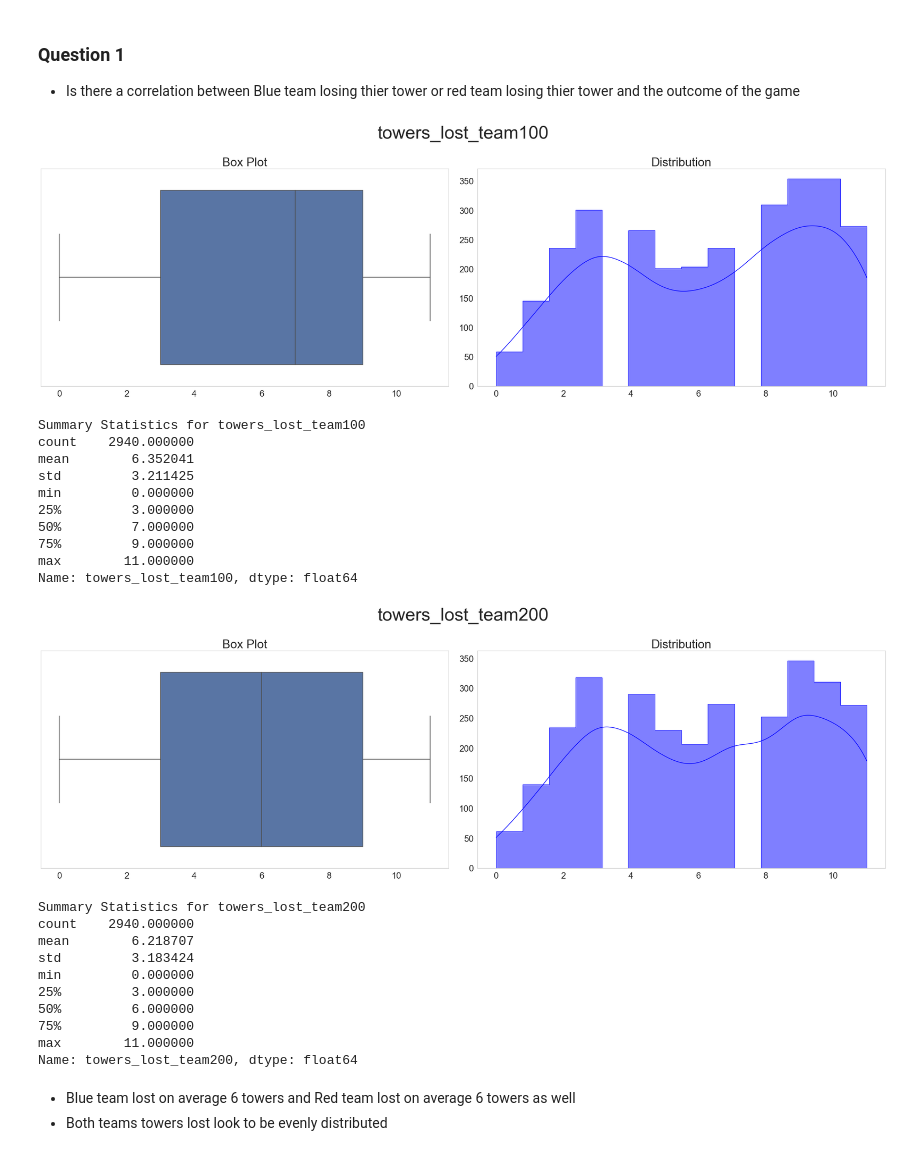
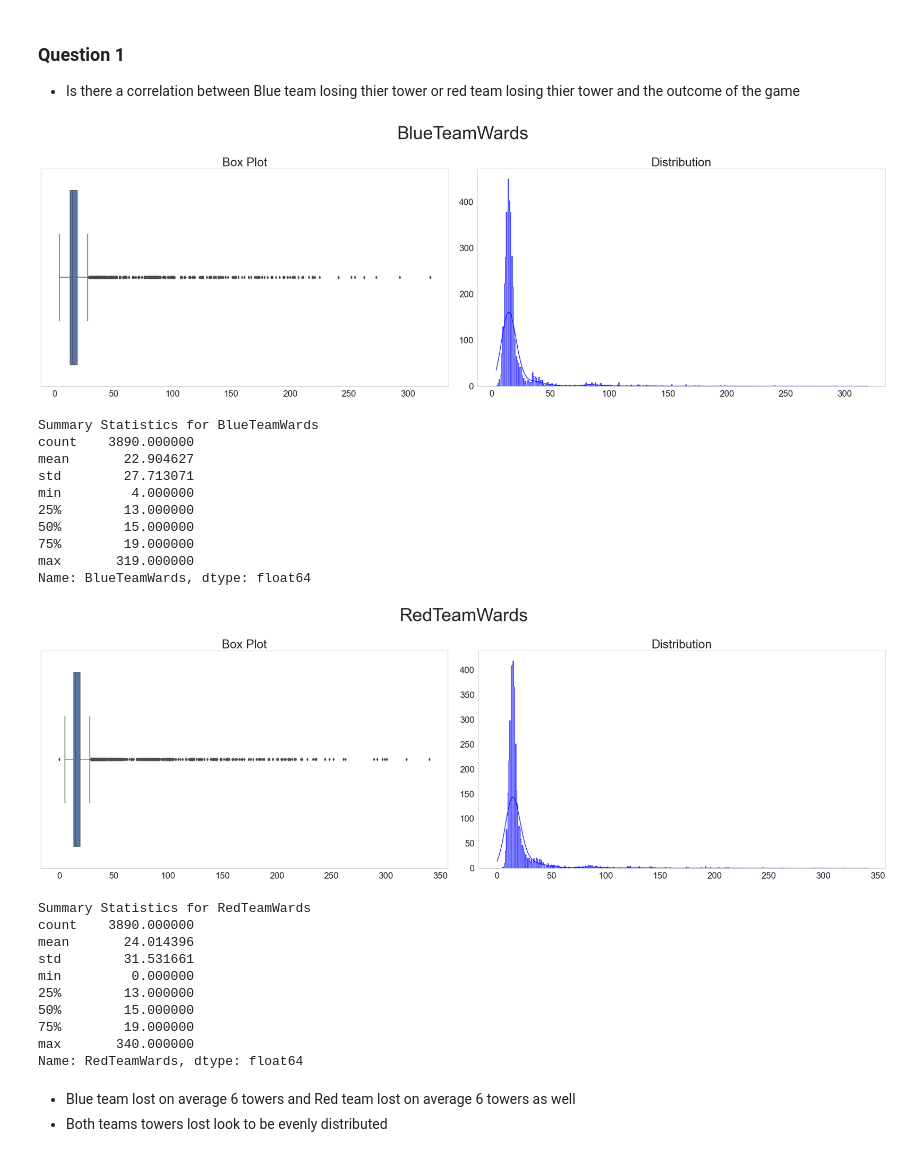
Before and after one commit to codeup-germain/Esports-Analysis, a Jupyter notebook: chris/chris_exploration.ipynb, the cells around one changed output. Saved outputs shown, nothing was run; the diff lists cells and outputs as text; code cells hidden in the pictures.

```diff
--- a/chris/chris_exploration.ipynb
+++ b/chris/chris_exploration.ipynb
@@ -181,2 +181,2 @@ Series([], dtype: int64)
 # %%
-df.isnull().sum()
+df = prepare.clean(df)
@@ -201,7 +188,5 @@ def split(df):
     train, test = train_test_split(df, test_size = 0.2, random_state = 123)
 
     return train, test
-# %%
-df = split(df)
 # %%
-train.shape,test.shape
+train, test = split(df)
@@ -211,7 +194,7 @@ train.shape,test.shape
 # Univariate
 # %%
 # univariate study
-univariate_study = ['BlueTeamAssists','BlueTeamMagicDamageDoneToChampions','winningTeam','BlueTeamXp','towers_lost_team100','inhibs_lost_team200','dragon_team100','BlueTeamWards']
+univariate_study = ['BlueTeamAssists','riftherald_team100','winningTeam','BlueTeamXp','towers_lost_team100','inhibs_lost_team200','dragon_team100','BlueTeamWards']
 
 for i in univariate_study:
     explore_univariate(train, i)
@@ -392,34 +375,34 @@ r = 0.79
 - Is there a correlation between Blue team losing thier tower or red team losing thier tower and the outcome of the game
 # %%
 # univariate study
-univariate_study = ['towers_lost_team100','towers_lost_team200']
+univariate_study = ['BlueTeamWards','RedTeamWards']
 
 for i in univariate_study:
     explore_univariate(train, i)
     print(f'Summary Statistics for {i}\n{train[i].describe()}')
 # %% [output]
-[figure, old version]
+[figure, new version]
-Summary Statistics for towers_lost_team100
-count    2940.000000
-mean        6.352041
-std         3.211425
-min         0.000000
-25%         3.000000
-50%         7.000000
-75%         9.000000
-max        11.000000
-Name: towers_lost_team100, dtype: float64
+Summary Statistics for BlueTeamWards
+count    3890.000000
+mean       22.904627
+std        27.713071
+min         4.000000
+25%        13.000000
+50%        15.000000
+75%        19.000000
+max       319.000000
+Name: BlueTeamWards, dtype: float64
-[figure, old version]
+[figure, new version]
-Summary Statistics for towers_lost_team200
-count    2940.000000
-mean        6.218707
-std         3.183424
+Summary Statistics for RedTeamWards
+count    3890.000000
+mean       24.014396
+std        31.531661
 min         0.000000
-25%         3.000000
-50%         6.000000
-75%         9.000000
-max        11.000000
-Name: towers_lost_team200, dtype: float64
+25%        13.000000
+50%        15.000000
+75%        19.000000
+max       340.000000
+Name: RedTeamWards, dtype: float64
 # %% [markdown]
 - Blue team lost on average 6 towers and Red team lost on average 6 towers as well
 - Both teams towers lost look to be evenly distributed
```
Also changed, not shown: parts of 48 cells of this notebook, 5 other files.
